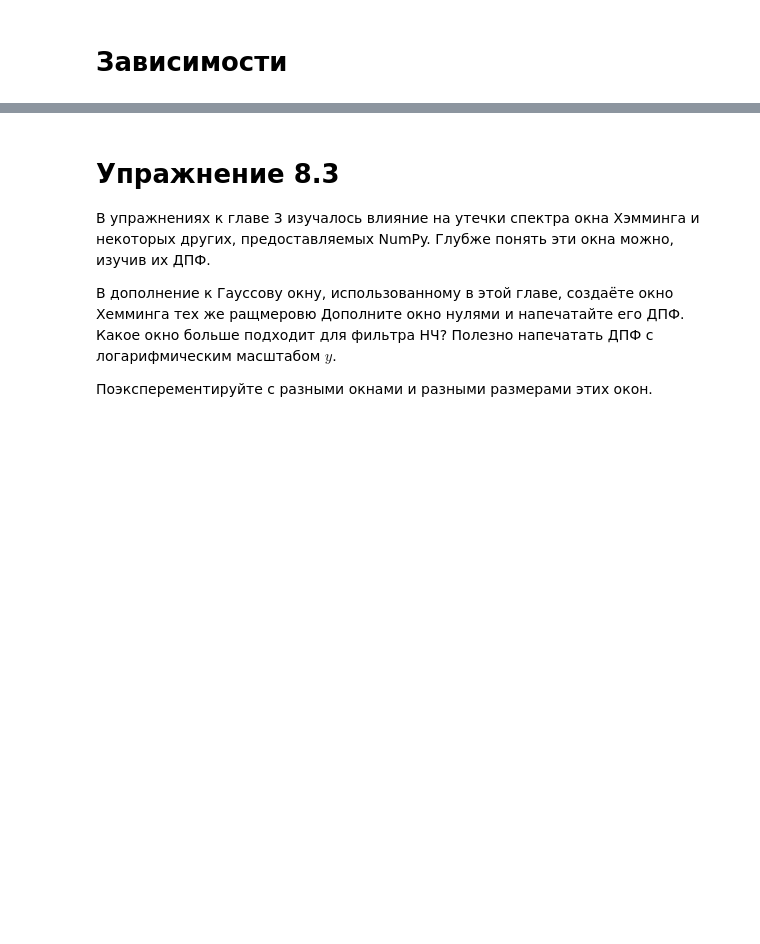
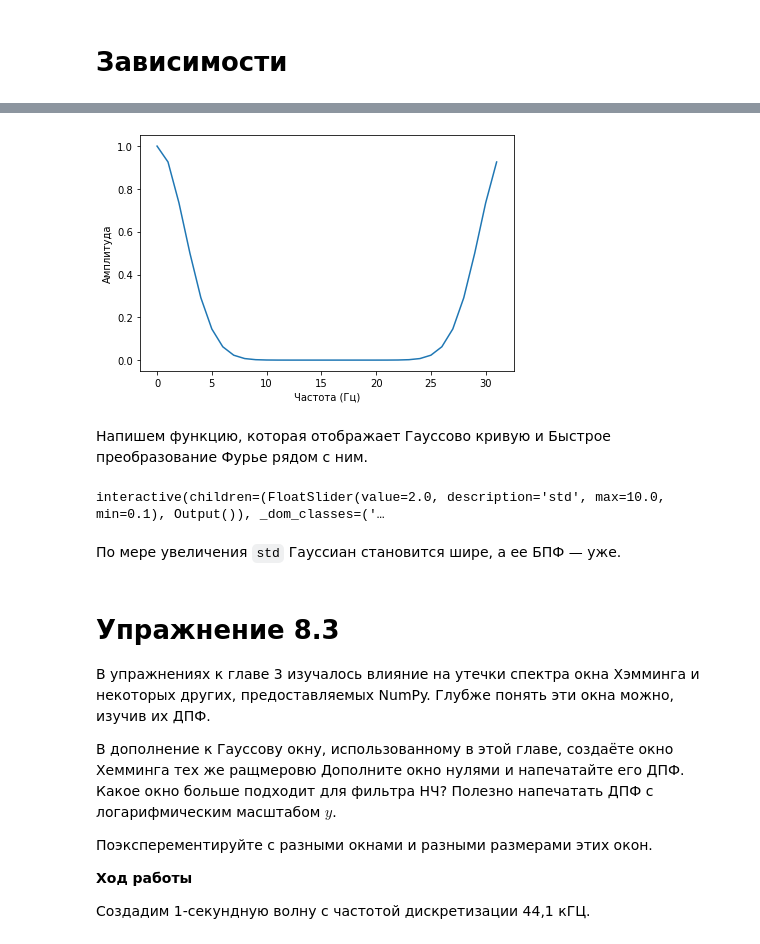
Before and after one commit to DenZhid/TelecommunicationSystemsLabs, a Jupyter notebook: Lab8/Lab8.ipynb, the cells around one changed output, grey strips where cells are left out. Cells and saved outputs as stored; diff of their text form; code cells hidden in the pictures; blank space fills up the shorter version.

```diff
--- a/Lab8/Lab8.ipynb
+++ b/Lab8/Lab8.ipynb
@@ -31,0 +84,8 @@ from thinkdsp import SquareSignal
+# %%
+fft_gaussian = np.fft.fft(gaussian)
+plt.plot(abs(fft_gaussian))
+decorate(xlabel='Частота (Гц)', ylabel='Амплитуда')
+# %% [output]
+[figure, added]
+# %% [markdown]
+Напишем функцию, которая отображает Гауссово кривую и Быстрое преобразование Фурье рядом с ним.
@@ -32,3 +109,10 @@ from thinkdsp import SquareSignal
+# %%
+slider = widgets.FloatSlider(min=0.1, max=10, value=2)
+interact(plot_gaussian, std=slider);
+# %% [output]
+interactive(children=(FloatSlider(value=2.0, description='std', max=10.0, min=0.1), Output()), _dom_classes=('…
+# %% [markdown]
+По мере увеличения `std` Гауссиан становится шире, а ее БПФ — уже.
 # %% [markdown]
 # **Упражнение 8.3**
 
@@ -37,3 +121,7 @@ from thinkdsp import SquareSignal
 В дополнение к Гауссову окну, использованному в этой главе, создаёте окно Хемминга тех же ращмеровю Дополните окно нулями и напечатайте его ДПФ. Какое окно больше подходит для фильтра НЧ? Полезно напечатать ДПФ с логарифмическим масштабом $y$.
 
 Поэксперементируйте с разными окнами и разными размерами этих окон.
+
+**Ход работы**
+
+Создадим 1-секундную волну с частотой дискретизации 44,1 кГЦ.
```
Also changed, not shown: parts of 15 cells of this notebook.
